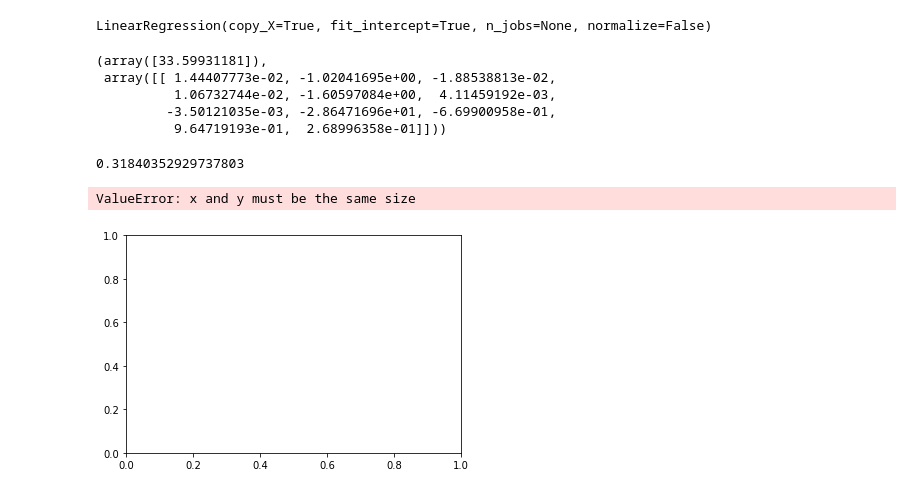
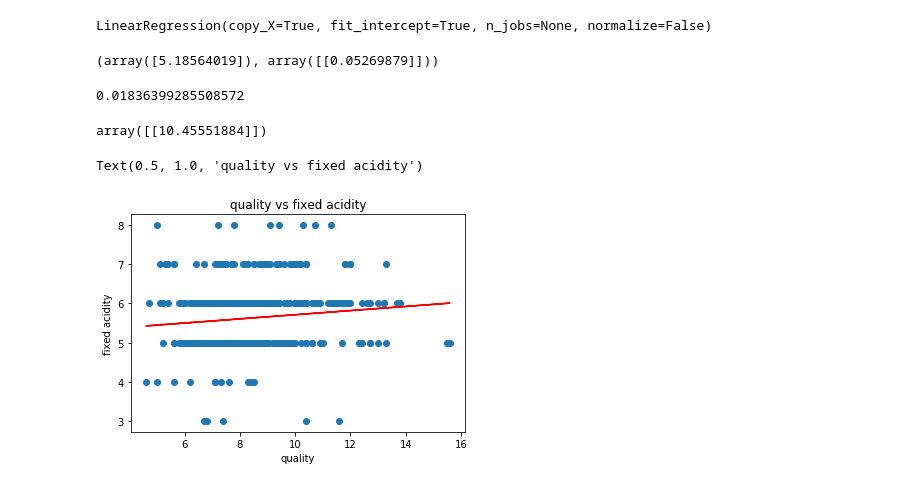
Before and after one commit to christedjo28/H8_36, a Jupyter notebook: Sesi11.ipynb, the cells around one changed output. Cells and saved outputs as stored; diff of their text form; code cells hidden in the pictures.

```diff
--- a/Sesi11.ipynb
+++ b/Sesi11.ipynb
@@ -633,0 +644,3 @@ array([[5],
+# %%
+x = df['fixed acidity'].values.reshape(-1,1)
+y = df['quality'].values.reshape(-1,1)
@@ -639,25 +666,25 @@ model.fit(x_train, y_train)
 # %% [output]
 LinearRegression(copy_X=True, fit_intercept=True, n_jobs=None, normalize=False)
 # %%
-model.intercept_,model.coef_ # untuk B0 dan B1 nya
+model.intercept_,model.coef_
 # %% [output]
-(array([33.59931181]),
- array([[ 1.44407773e-02, -1.02041695e+00, -1.88538813e-02,
-          1.06732744e-02, -1.60597084e+00,  4.11459192e-03,
-         -3.50121035e-03, -2.86471696e+01, -6.69900958e-01,
-          9.64719193e-01,  2.68996358e-01]]))
+(array([5.18564019]), array([[0.05269879]]))
 # %%
 model.score(x_test, y_test)
 # %% [output]
-0.31840352929737803
+0.01836399285508572
+# %%
+model.predict([[100]])
+# %% [output]
+array([[10.45551884]])
 # %%
 y_pred = model.predict(x_test)
 # %%
 plt.scatter(x_test, y_test)
 plt.plot(x_test, y_pred, c='r')
-plt.xlabel('Horsepower')
-plt.ylabel('Price')
-plt.title('Plot Horsepower vs Price')
+plt.xlabel('quality')
+plt.ylabel('fixed acidity')
+plt.title('quality vs fixed acidity')
 # %% [output]
-ValueError: x and y must be the same size
+Text(0.5, 1.0, 'quality vs fixed acidity')
-[figure, old version]
+[figure, new version]
```
Also changed, not shown: parts of 15 cells of this notebook.
